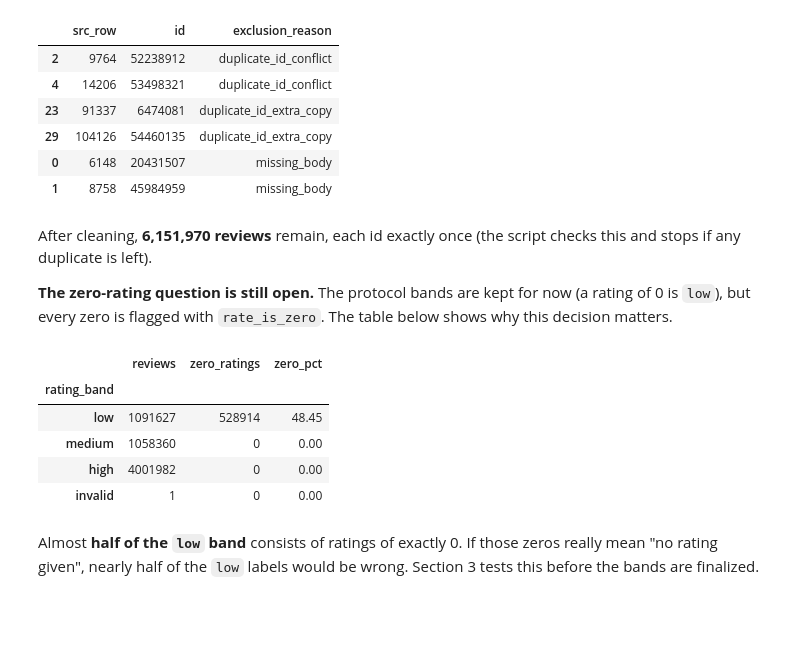
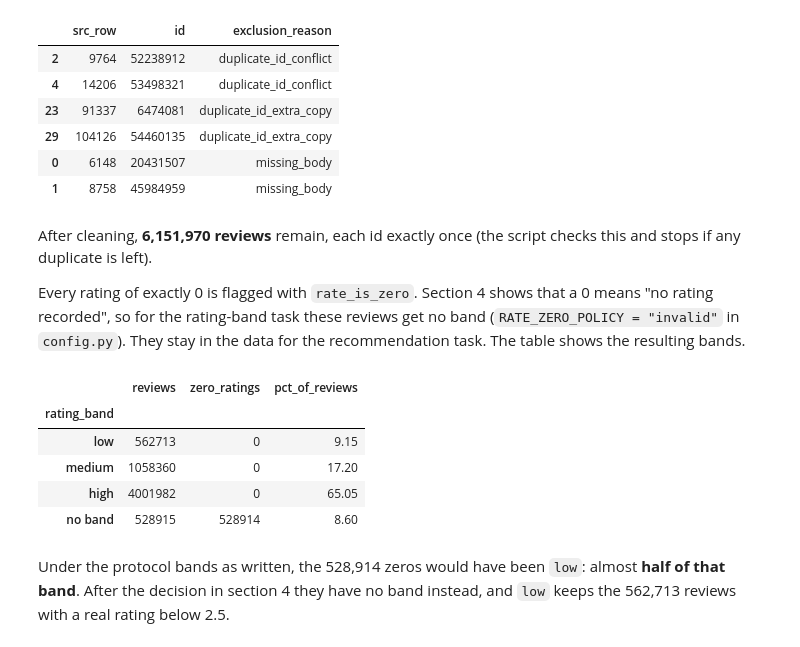
Before and after one commit to alidarviish/digikala-review-analysis, a Jupyter notebook: notebooks/01_descriptive_analysis.ipynb, the cells around one changed output. Drawn from its saved outputs; the diff is of its cells as text; code cells hidden in the pictures; blank space fills up the shorter version.

```diff
--- a/notebooks/01_descriptive_analysis.ipynb
+++ b/notebooks/01_descriptive_analysis.ipynb
@@ -352,22 +352,24 @@ excluded.groupby("exclusion_reason").head(2).sort_values("exclusion_reason")
 After cleaning, **6,151,970 reviews** remain, each id exactly once (the script checks this and stops if any
 duplicate is left).
 
-**The zero-rating question is still open.** The protocol bands are kept for now (a rating of 0 is `low`), but
-every zero is flagged with `rate_is_zero`. The table below shows why this decision matters.
+Every rating of exactly 0 is flagged with `rate_is_zero`. Section 4 shows that a 0 means "no rating recorded",
+so for the rating-band task these reviews get no band (`RATE_ZERO_POLICY = "invalid"` in `config.py`).
+They stay in the data for the recommendation task. The table shows the resulting bands.
 # %%
 clean = pd.read_parquet(COMMENTS_CLEAN_PARQUET, columns=["rating_band", "rate_is_zero"])
-clean["rating_band"] = clean["rating_band"].fillna("invalid")
+clean["rating_band"] = clean["rating_band"].fillna("no band")
 
-zeros = clean.groupby("rating_band")["rate_is_zero"].agg(reviews="size", zero_ratings="sum")
-zeros["zero_pct"] = 100 * zeros["zero_ratings"] / zeros["reviews"]
-zeros.loc[["low", "medium", "high", "invalid"]]
+bands = clean.groupby("rating_band")["rate_is_zero"].agg(reviews="size", zero_ratings="sum")
+bands["pct_of_reviews"] = 100 * bands["reviews"] / bands["reviews"].sum()
+bands.loc[["low", "medium", "high", "no band"]]
 # %% [output]
-|  | reviews | zero_ratings | zero_pct |
+|  | reviews | zero_ratings | pct_of_reviews |
 | rating_band |  |  |  |
-| low | 1091627 | 528914 | 48.45 |
-| medium | 1058360 | 0 | 0.00 |
-| high | 4001982 | 0 | 0.00 |
-| invalid | 1 | 0 | 0.00 |
+| low | 562713 | 0 | 9.15 |
+| medium | 1058360 | 0 | 17.20 |
+| high | 4001982 | 0 | 65.05 |
+| no band | 528915 | 528914 | 8.60 |
 # %% [markdown]
-Almost **half of the `low` band** consists of ratings of exactly 0. If those zeros really mean "no rating given",
-nearly half of the `low` labels would be wrong. Section 3 tests this before the bands are finalized.
+Under the protocol bands as written, the 528,914 zeros would have been `low`: almost **half of that band**.
+After the decision in section 4 they have no band instead, and `low` keeps the 562,713 reviews with a real
+rating below 2.5.
```
Also changed, not shown: parts of 22 cells of this notebook, 3 other files.
